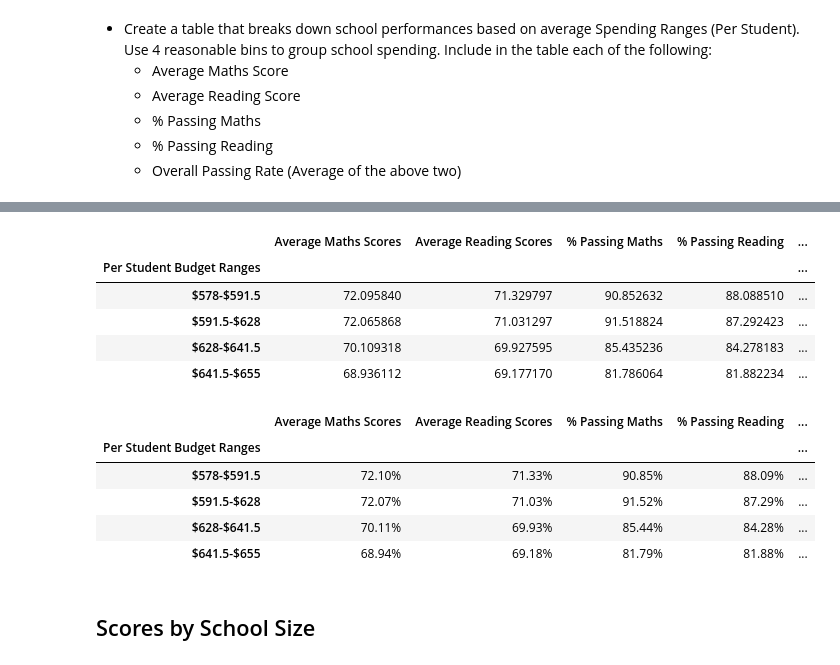
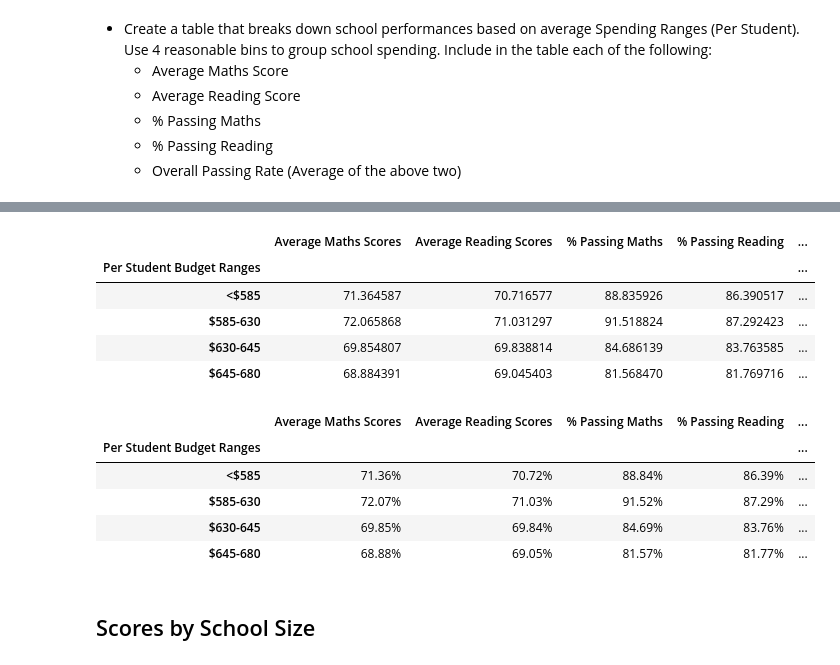
Before and after one commit to jonowood/pandas-challenge, a Jupyter notebook: PyCitySchools/PyCitySchools_starter.ipynb, the cells around one changed output, grey strips where cells are left out. Saved outputs shown, nothing was run; the diff lists cells and outputs as text; code cells hidden in the pictures.

```diff
--- a/PyCitySchools/PyCitySchools_starter.ipynb
+++ b/PyCitySchools/PyCitySchools_starter.ipynb
@@ -444,7 +444,7 @@ summary_df_2 = pd.DataFrame({
     "Average Reading Scores": average_reading_score,
     "% Passing Maths": passing_maths_totals,
     "% Passing Reading": passing_reading_totals,
-    "% Passing Both Maths & Reading": overall_count
+    "% Overall Passing": overall_count
     })
 # %%
 # Clean up output
@@ -667,33 +662,37 @@ bin_names = ["$578-$591.5", "$591.5-$628", "$628-$641.5", "$641.5-$655"]
+# %%
+# Create bins and bin labels
+bins = [0, 585, 630, 645, 680]
+bin_names = ["<$585", "$585-630", "$630-645", "$645-680"]
 # %%
 # bin data and create new df
 summary_df_2["Per Student Budget Ranges"] = pd.cut(summary_df_2["Per Student Budget"], bins, labels=bin_names)
 summary_df2_group = summary_df_2.groupby(["Per Student Budget Ranges"])
 summary_df2_mean = summary_df2_group.mean()
-summary_df2_final = summary_df2_mean.drop(['Total Students', 'Total Budget', 'Per Student Budget'], axis=1)
+spending_summary = summary_df2_mean.drop(['Total Students', 'Total Budget', 'Per Student Budget'], axis=1)
 
-summary_df2_final
+spending_summary
 # %% [output]
 |  | Average Maths Scores | Average Reading Scores | % Passing Maths | % Passing Reading | ... |
 | Per Student Budget Ranges |  |  |  |  | ... |
-| $578-$591.5 | 72.095840 | 71.329797 | 90.852632 | 88.088510 | ... |
-| $591.5-$628 | 72.065868 | 71.031297 | 91.518824 | 87.292423 | ... |
-| $628-$641.5 | 70.109318 | 69.927595 | 85.435236 | 84.278183 | ... |
-| $641.5-$655 | 68.936112 | 69.177170 | 81.786064 | 81.882234 | ... |
+| <$585 | 71.364587 | 70.716577 | 88.835926 | 86.390517 | ... |
+| $585-630 | 72.065868 | 71.031297 | 91.518824 | 87.292423 | ... |
+| $630-645 | 69.854807 | 69.838814 | 84.686139 | 83.763585 | ... |
+| $645-680 | 68.884391 | 69.045403 | 81.568470 | 81.769716 | ... |
 # %%
 # Clean up output
-summary_df2_final["Average Maths Scores"] = summary_df2_final["Average Maths Scores"].map("{:.2f}%".format)
-summary_df2_final["Average Reading Scores"] = summary_df2_final["Average Reading Scores"].map("{:.2f}%".format)
-summary_df2_final["% Passing Maths"] = summary_df2_final["% Passing Maths"].map("{:.2f}%".format)
-summary_df2_final["% Passing Reading"] = summary_df2_final["% Passing Reading"].map("{:.2f}%".format)
-summary_df2_final["% Passing Both Maths & Reading"] = summary_df2_final["% Passing Both Maths & Reading"].map("{:.2f}%".format)
-summary_df2_final
+spending_summary["Average Maths Scores"] = spending_summary["Average Maths Scores"].map("{:.2f}%".format)
+spending_summary["Average Reading Scores"] = spending_summary["Average Reading Scores"].map("{:.2f}%".format)
+spending_summary["% Passing Maths"] = spending_summary["% Passing Maths"].map("{:.2f}%".format)
+spending_summary["% Passing Reading"] = spending_summary["% Passing Reading"].map("{:.2f}%".format)
+spending_summary["% Overall Passing"] = spending_summary["% Overall Passing"].map("{:.2f}%".format)
+spending_summary
 # %% [output]
 |  | Average Maths Scores | Average Reading Scores | % Passing Maths | % Passing Reading | ... |
 | Per Student Budget Ranges |  |  |  |  | ... |
-| $578-$591.5 | 72.10% | 71.33% | 90.85% | 88.09% | ... |
-| $591.5-$628 | 72.07% | 71.03% | 91.52% | 87.29% | ... |
-| $628-$641.5 | 70.11% | 69.93% | 85.44% | 84.28% | ... |
-| $641.5-$655 | 68.94% | 69.18% | 81.79% | 81.88% | ... |
+| <$585 | 71.36% | 70.72% | 88.84% | 86.39% | ... |
+| $585-630 | 72.07% | 71.03% | 91.52% | 87.29% | ... |
+| $630-645 | 69.85% | 69.84% | 84.69% | 83.76% | ... |
+| $645-680 | 68.88% | 69.05% | 81.57% | 81.77% | ... |
 # %% [markdown]
 ## Scores by School Size
 # %% [markdown]
```
Also changed, not shown: parts of 15 cells of this notebook.
